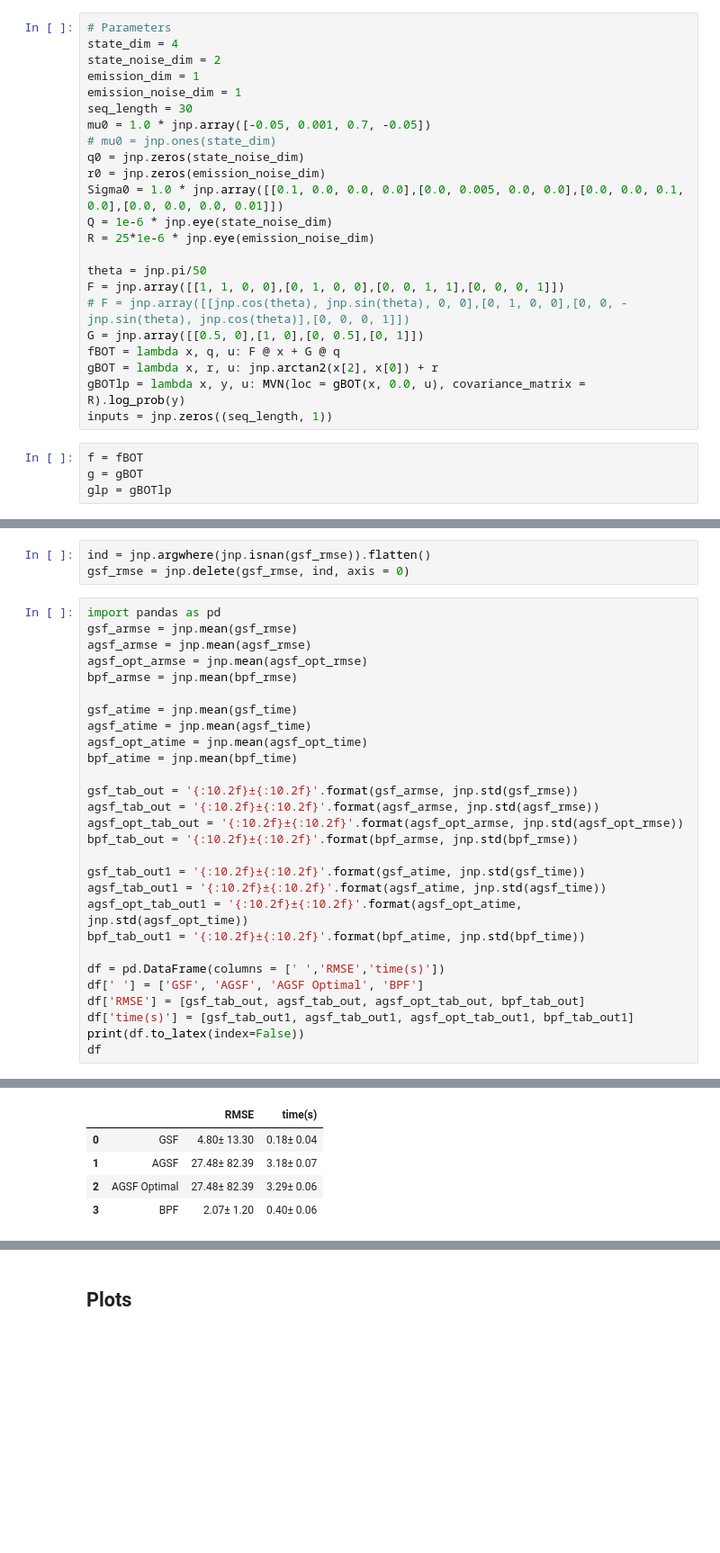
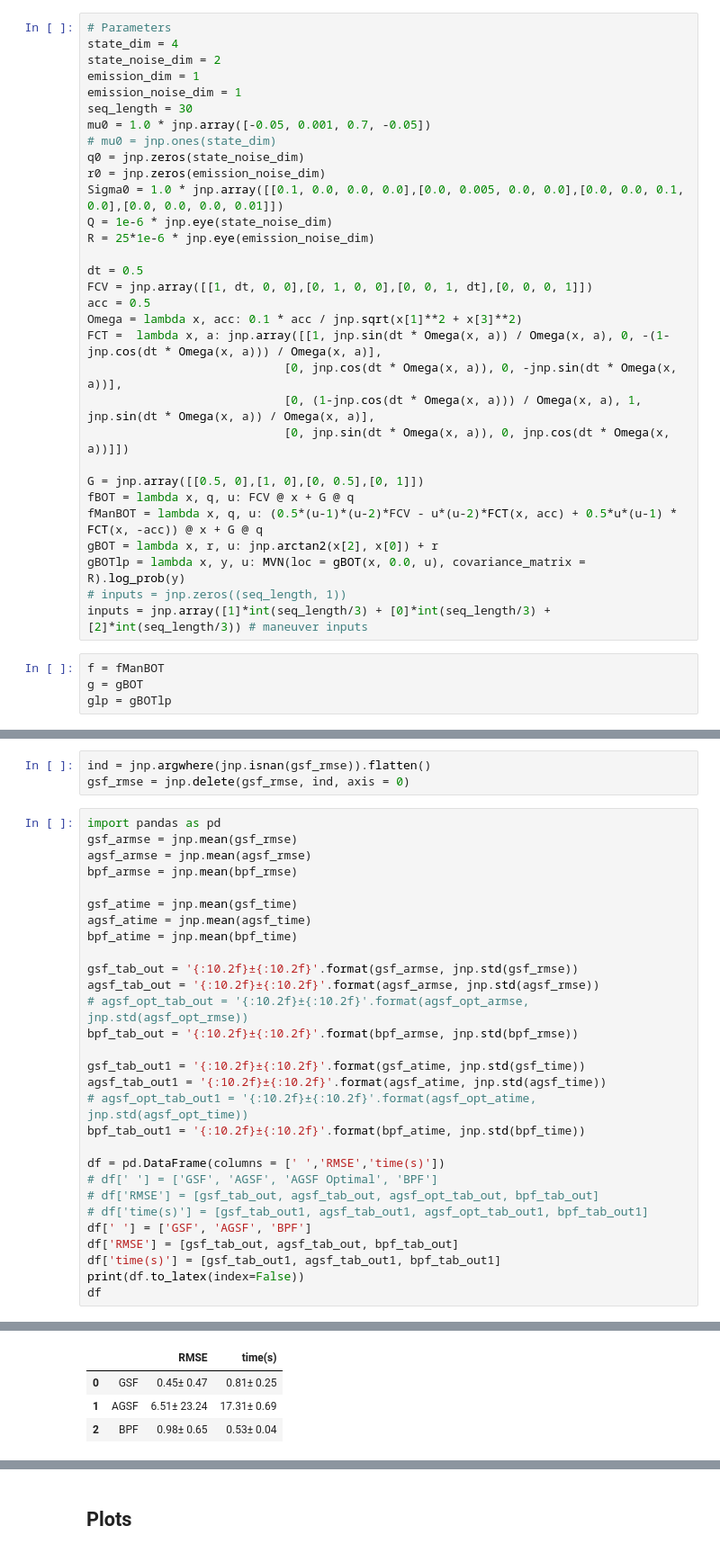
Before and after one commit to kostastsa/BayesianFiltering, a Jupyter notebook: docs/notebooks/BOTExperiment.ipynb, the cells around one changed output, grey strips where cells are left out. Shown at 90% size. Drawn from its saved outputs; the diff is of its cells as text; blank space fills up the shorter version.

```diff
--- a/docs/notebooks/BOTExperiment.ipynb
+++ b/docs/notebooks/BOTExperiment.ipynb
@@ -34,16 +34,24 @@ Sigma0 = 1.0 * jnp.array([[0.1, 0.0, 0.0, 0.0],[0.0, 0.005, 0.0, 0.0],[0.0, 0.0,
 Q = 1e-6 * jnp.eye(state_noise_dim)
 R = 25*1e-6 * jnp.eye(emission_noise_dim)
 
-theta = jnp.pi/50
-F = jnp.array([[1, 1, 0, 0],[0, 1, 0, 0],[0, 0, 1, 1],[0, 0, 0, 1]])
-# F = jnp.array([[jnp.cos(theta), jnp.sin(theta), 0, 0],[0, 1, 0, 0],[0, 0, -jnp.sin(theta), jnp.cos(theta)],[0, 0, 0, 1]])
+dt = 0.5
+FCV = jnp.array([[1, dt, 0, 0],[0, 1, 0, 0],[0, 0, 1, dt],[0, 0, 0, 1]])
+acc = 0.5
+Omega = lambda x, acc: 0.1 * acc / jnp.sqrt(x[1]**2 + x[3]**2)
+FCT =  lambda x, a: jnp.array([[1, jnp.sin(dt * Omega(x, a)) / Omega(x, a), 0, -(1-jnp.cos(dt * Omega(x, a))) / Omega(x, a)],
+                            [0, jnp.cos(dt * Omega(x, a)), 0, -jnp.sin(dt * Omega(x, a))],
+                            [0, (1-jnp.cos(dt * Omega(x, a))) / Omega(x, a), 1, jnp.sin(dt * Omega(x, a)) / Omega(x, a)],
+                            [0, jnp.sin(dt * Omega(x, a)), 0, jnp.cos(dt * Omega(x, a))]])
+
 G = jnp.array([[0.5, 0],[1, 0],[0, 0.5],[0, 1]])
-fBOT = lambda x, q, u: F @ x + G @ q
+fBOT = lambda x, q, u: FCV @ x + G @ q
+fManBOT = lambda x, q, u: (0.5*(u-1)*(u-2)*FCV - u*(u-2)*FCT(x, acc) + 0.5*u*(u-1) * FCT(x, -acc)) @ x + G @ q
 gBOT = lambda x, r, u: jnp.arctan2(x[2], x[0]) + r
 gBOTlp = lambda x, y, u: MVN(loc = gBOT(x, 0.0, u), covariance_matrix = R).log_prob(y)
-inputs = jnp.zeros((seq_length, 1))
+# inputs = jnp.zeros((seq_length, 1))
+inputs = jnp.array([1]*int(seq_length/3) + [0]*int(seq_length/3) + [2]*int(seq_length/3)) # maneuver inputs
 # %%
-f = fBOT
+f = fManBOT
 g = gBOT
 glp = gBOTlp
 # %%
@@ -244,28 +256,29 @@ gsf_rmse = jnp.delete(gsf_rmse, ind, axis = 0)
 import pandas as pd
 gsf_armse = jnp.mean(gsf_rmse)
 agsf_armse = jnp.mean(agsf_rmse)
-agsf_opt_armse = jnp.mean(agsf_opt_rmse)
 bpf_armse = jnp.mean(bpf_rmse)
 
 gsf_atime = jnp.mean(gsf_time)
 agsf_atime = jnp.mean(agsf_time)
-agsf_opt_atime = jnp.mean(agsf_opt_time)
 bpf_atime = jnp.mean(bpf_time)
 
 gsf_tab_out = '{:10.2f}±{:10.2f}'.format(gsf_armse, jnp.std(gsf_rmse))
 agsf_tab_out = '{:10.2f}±{:10.2f}'.format(agsf_armse, jnp.std(agsf_rmse))
-agsf_opt_tab_out = '{:10.2f}±{:10.2f}'.format(agsf_opt_armse, jnp.std(agsf_opt_rmse))
+# agsf_opt_tab_out = '{:10.2f}±{:10.2f}'.format(agsf_opt_armse, jnp.std(agsf_opt_rmse))
 bpf_tab_out = '{:10.2f}±{:10.2f}'.format(bpf_armse, jnp.std(bpf_rmse))
 
 gsf_tab_out1 = '{:10.2f}±{:10.2f}'.format(gsf_atime, jnp.std(gsf_time))
 agsf_tab_out1 = '{:10.2f}±{:10.2f}'.format(agsf_atime, jnp.std(agsf_time))
-agsf_opt_tab_out1 = '{:10.2f}±{:10.2f}'.format(agsf_opt_atime, jnp.std(agsf_opt_time))
+# agsf_opt_tab_out1 = '{:10.2f}±{:10.2f}'.format(agsf_opt_atime, jnp.std(agsf_opt_time))
 bpf_tab_out1 = '{:10.2f}±{:10.2f}'.format(bpf_atime, jnp.std(bpf_time))
 
 df = pd.DataFrame(columns = [' ','RMSE','time(s)'])
-df[' '] = ['GSF', 'AGSF', 'AGSF Optimal', 'BPF']
-df['RMSE'] = [gsf_tab_out, agsf_tab_out, agsf_opt_tab_out, bpf_tab_out]
-df['time(s)'] = [gsf_tab_out1, agsf_tab_out1, agsf_opt_tab_out1, bpf_tab_out1]
+# df[' '] = ['GSF', 'AGSF', 'AGSF Optimal', 'BPF']
+# df['RMSE'] = [gsf_tab_out, agsf_tab_out, agsf_opt_tab_out, bpf_tab_out]
+# df['time(s)'] = [gsf_tab_out1, agsf_tab_out1, agsf_opt_tab_out1, bpf_tab_out1]
+df[' '] = ['GSF', 'AGSF', 'BPF']
+df['RMSE'] = [gsf_tab_out, agsf_tab_out, bpf_tab_out]
+df['time(s)'] = [gsf_tab_out1, agsf_tab_out1, bpf_tab_out1]
 print(df.to_latex(index=False))
 df
 # %% [output]
@@ -280,7 +292,6 @@ BPF &       2.07±      1.20 &       0.40±      0.06 \\
 \bottomrule
 \end{tabular}
 |  |  | RMSE | time(s) |
-| 0 | GSF | 4.80± 13.30 | 0.18± 0.04 |
-| 1 | AGSF | 27.48± 82.39 | 3.18± 0.07 |
-| 2 | AGSF Optimal | 27.48± 82.39 | 3.29± 0.06 |
-| 3 | BPF | 2.07± 1.20 | 0.40± 0.06 |
+| 0 | GSF | 0.45± 0.47 | 0.81± 0.25 |
+| 1 | AGSF | 6.51± 23.24 | 17.31± 0.69 |
+| 2 | BPF | 0.98± 0.65 | 0.53± 0.04 |
```
Also changed, not shown: parts of 3 cells of this notebook, 7 other files.
